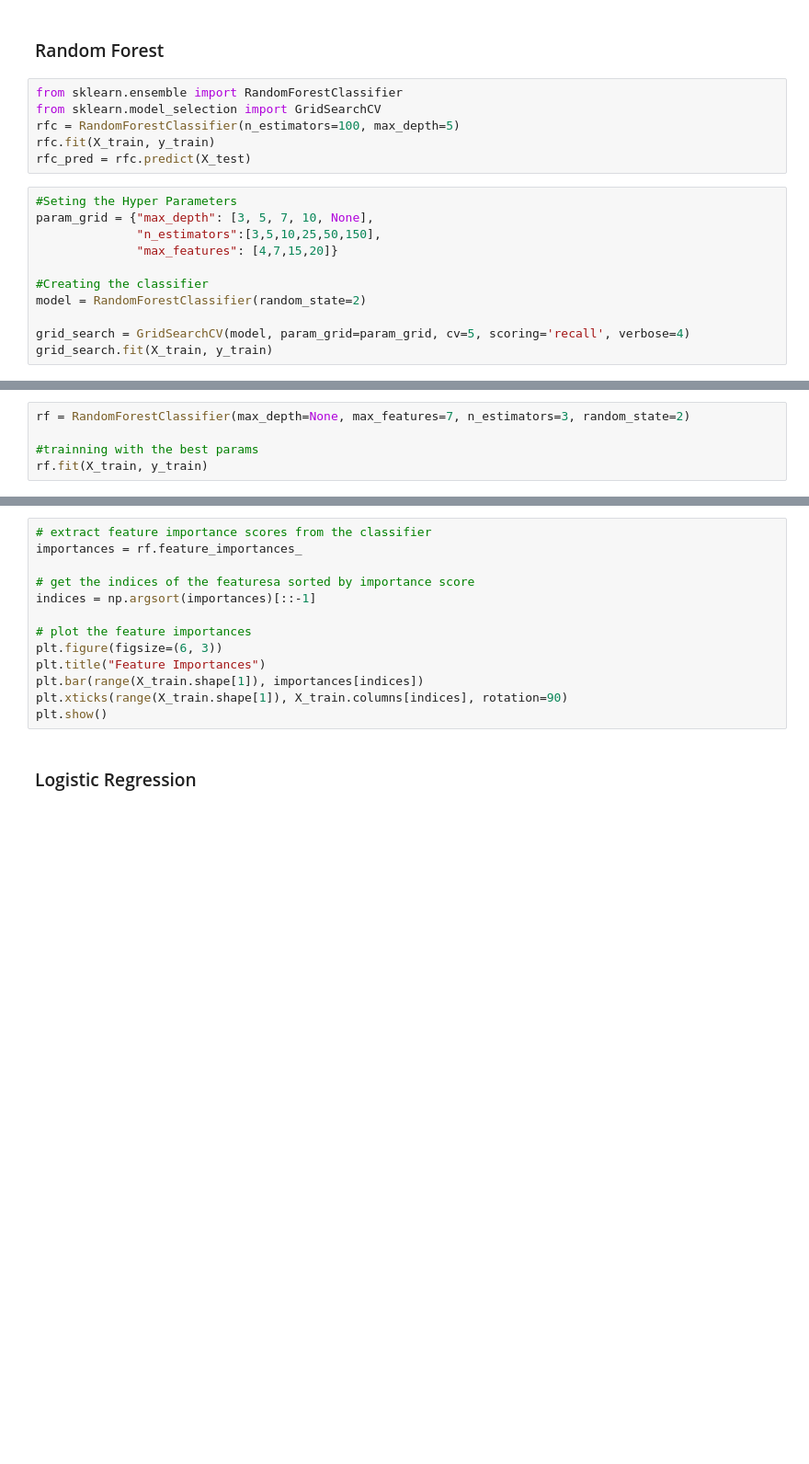
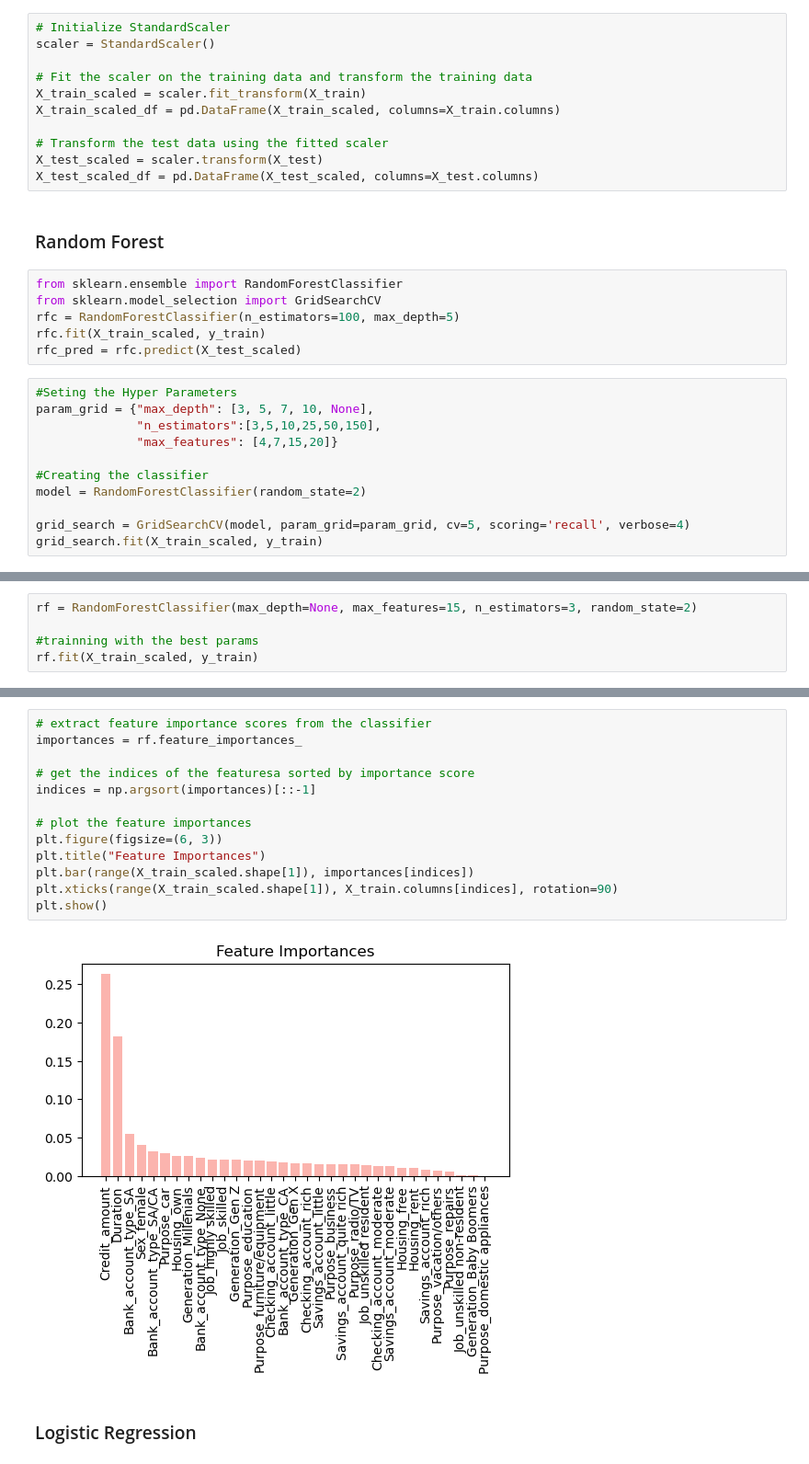
Before and after one commit to dsprincess/python-projects, a Jupyter notebook: Credit risk analysis - bank.ipynb, the cells around one changed output, grey strips where cells are left out. Shown at 92% size. Cells and saved outputs as stored; diff of their text form; blank space fills up the shorter version.

```diff
--- a/Credit risk analysis - bank.ipynb
+++ b/Credit risk analysis - bank.ipynb
@@ -762,14 +834,25 @@ y_train.value_counts()
 0    483
 1    217
 Name: Risk, dtype: int64
+# %%
+# Initialize StandardScaler
+scaler = StandardScaler()
+
+# Fit the scaler on the training data and transform the training data
+X_train_scaled = scaler.fit_transform(X_train)
+X_train_scaled_df = pd.DataFrame(X_train_scaled, columns=X_train.columns)
+
+# Transform the test data using the fitted scaler
+X_test_scaled = scaler.transform(X_test)
+X_test_scaled_df = pd.DataFrame(X_test_scaled, columns=X_test.columns)
 # %% [markdown]
 ### Random Forest
 # %%
 from sklearn.ensemble import RandomForestClassifier
 from sklearn.model_selection import GridSearchCV
 rfc = RandomForestClassifier(n_estimators=100, max_depth=5)
-rfc.fit(X_train, y_train)
-rfc_pred = rfc.predict(X_test)
+rfc.fit(X_train_scaled, y_train)
+rfc_pred = rfc.predict(X_test_scaled)
 # %%
 #Seting the Hyper Parameters
 param_grid = {"max_depth": [3, 5, 7, 10, None],
@@ -780,6 +863,6 @@ param_grid = {"max_depth": [3, 5, 7, 10, None],
 model = RandomForestClassifier(random_state=2)
 
 grid_search = GridSearchCV(model, param_grid=param_grid, cv=5, scoring='recall', verbose=4)
-grid_search.fit(X_train, y_train)
+grid_search.fit(X_train_scaled, y_train)
 # %% [output]
 Fitting 5 folds for each of 120 candidates, totalling 600 fits
@@ -806,5 +896,5 @@ print(grid_search.best_params_)
 # %%
-rf = RandomForestClassifier(max_depth=None, max_features=7, n_estimators=3, random_state=2)
+rf = RandomForestClassifier(max_depth=None, max_features=15, n_estimators=3, random_state=2)
 
 #trainning with the best params
-rf.fit(X_train, y_train)
+rf.fit(X_train_scaled, y_train)
@@ -817,16 +916,18 @@ print("prediction accuracy: ",accuracy_score(rfc_pred, y_test))
 # %%
 # extract feature importance scores from the classifier
 importances = rf.feature_importances_
 
 # get the indices of the featuresa sorted by importance score
 indices = np.argsort(importances)[::-1]
 
 # plot the feature importances
 plt.figure(figsize=(6, 3))
 plt.title("Feature Importances")
-plt.bar(range(X_train.shape[1]), importances[indices])
-plt.xticks(range(X_train.shape[1]), X_train.columns[indices], rotation=90)
+plt.bar(range(X_train_scaled.shape[1]), importances[indices])
+plt.xticks(range(X_train_scaled.shape[1]), X_train.columns[indices], rotation=90)
 plt.show()
+# %% [output]
+[figure, added]
 # %% [markdown]
 ### Logistic Regression
 # %%
```
Also changed, not shown: parts of 26 cells of this notebook, 4 other files.
